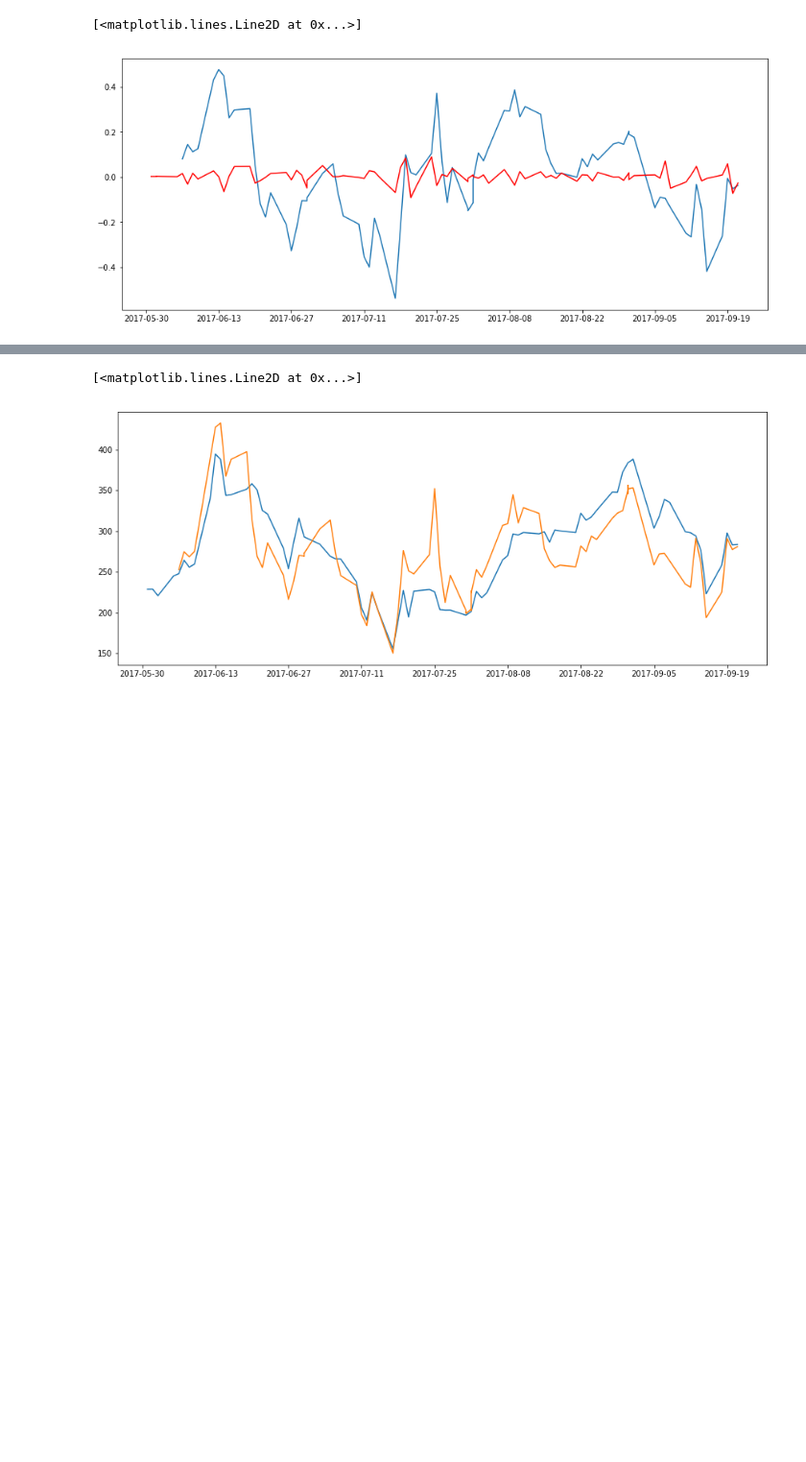
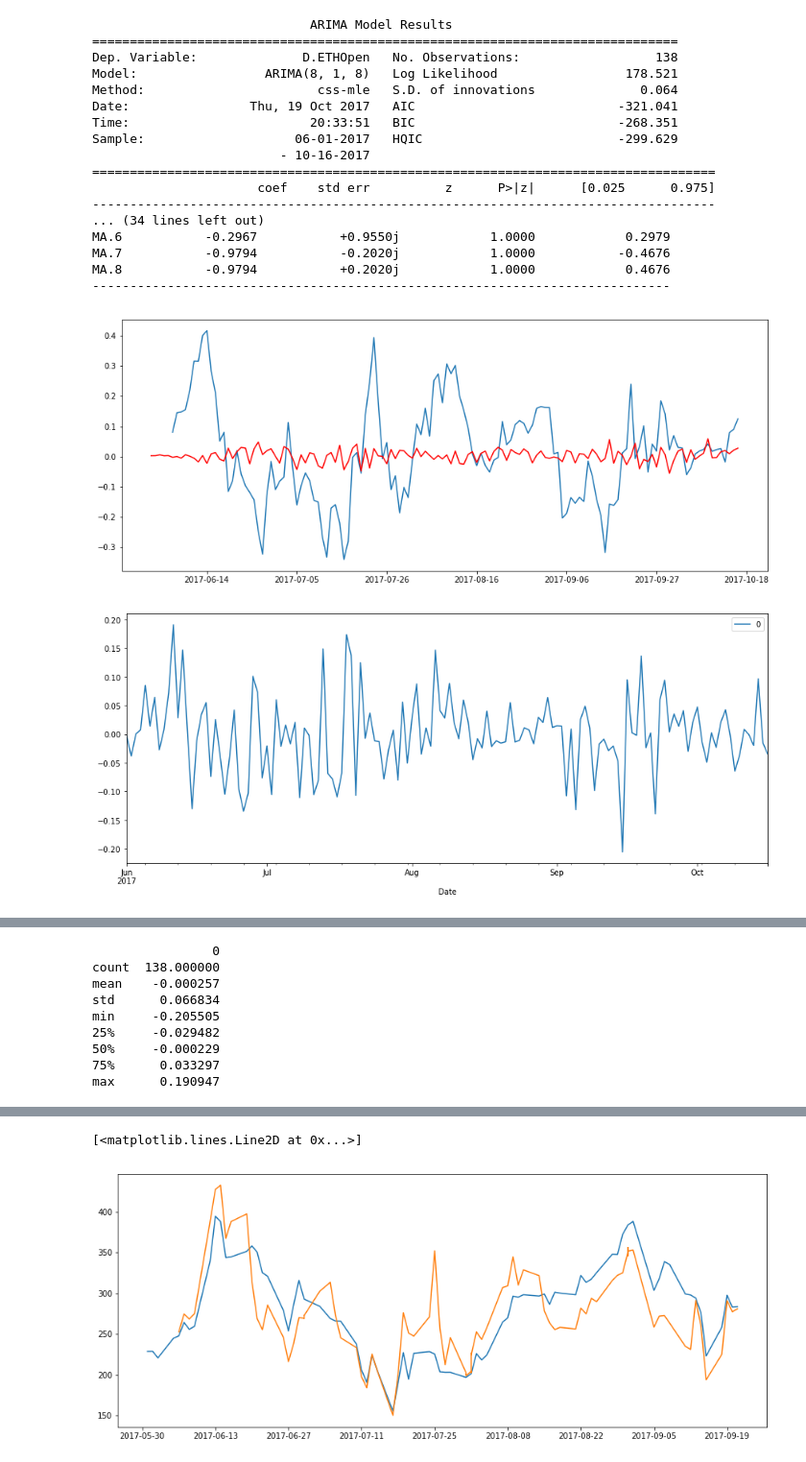
Before and after one commit to DSNeville/Practicum, a Jupyter notebook: ETH+TimeseriesJune2017.ipynb, the cells around one changed output, grey strips where cells are left out. Shown at 96% size. Drawn from its saved outputs; the diff is of its cells as text; code cells hidden in the pictures; blank space fills up the shorter version.

```diff
--- a/ETH+TimeseriesJune2017.ipynb
+++ b/ETH+TimeseriesJune2017.ipynb
@@ -264,10 +266,36 @@ plt.tight_layout()
 # %%
 from statsmodels.tsa.arima_model import ARIMA
 # %%
-model = ARIMA(ts_log, order=(6, 1, 0))
-results_AR = model.fit(disp=-1)
+model = ARIMA(ts_log, order=(8, 1, 8))
+results_AR = model.fit(disp=0)
 plt.plot(ts_log_diff)
 plt.plot(results_AR.fittedvalues, color='red')
+
+print(results_AR.summary())
+# plot residual errors
+residuals = pd.DataFrame(results_AR.resid)
+residuals.plot()
+plt.show()
+residuals.plot(kind='kde')
+plt.show()
+print(residuals.describe())
 # %% [output]
-[<matplotlib.lines.Line2D at 0x...>]
+                             ARIMA Model Results
+==============================================================================
+Dep. Variable:              D.ETHOpen   No. Observations:                  138
+Model:                 ARIMA(8, 1, 8)   Log Likelihood                 178.521
+Method:                       css-mle   S.D. of innovations              0.064
+Date:                Thu, 19 Oct 2017   AIC                           -321.041
+Time:                        20:33:51   BIC                           -268.351
+Sample:                    06-01-2017   HQIC                          -299.629
+                         - 10-16-2017
+===================================================================================
+                      coef    std err          z      P>|z|      [0.025      0.975]
+-----------------------------------------------------------------------------------
+... (34 lines left out)
+MA.6           -0.2967           +0.9550j            1.0000            0.2979
+MA.7           -0.9794           -0.2020j            1.0000           -0.4676
+MA.8           -0.9794           +0.2020j            1.0000            0.4676
+-----------------------------------------------------------------------------
-[figure, old version]
+[figure, new version]
+[figure, added]
@@ -274,3 +303,12 @@ plt.plot(results_AR.fittedvalues, color='red')
+                0
+count  138.000000
+mean    -0.000257
+std      0.066834
+min     -0.205505
+25%     -0.029482
+50%     -0.000229
+75%      0.033297
+max      0.190947
 # %%
 model = ARIMA(ts_log, order=(0, 1, 2))
 results_MA = model.fit(disp=-1)
```
Also changed, not shown: parts of 27 cells of this notebook, 4 other files.
